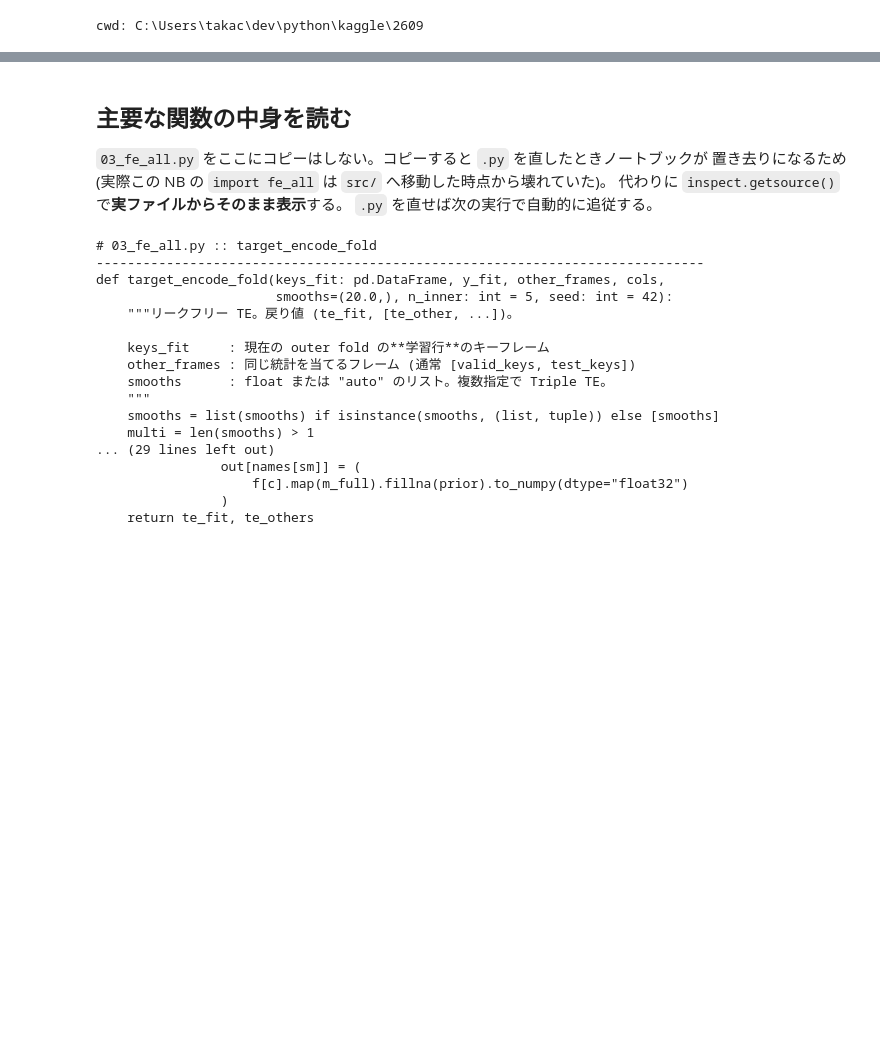
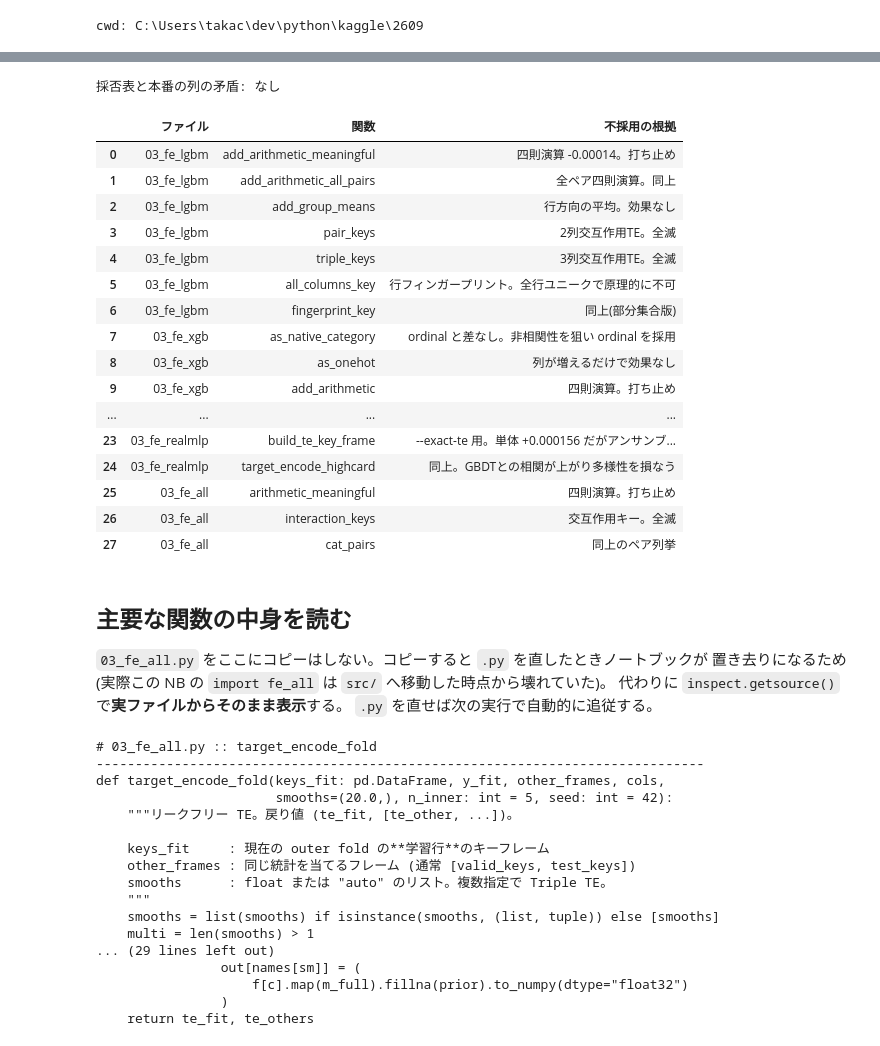
Before and after one commit to takactkc123-create/kaggle, a Jupyter notebook: 2609/notebooks/03_fe.ipynb, the cells around one changed output, grey strips where cells are left out. Saved outputs shown, nothing was run; the diff lists cells and outputs as text; code cells hidden in the pictures; blank space fills up the shorter version.

```diff
--- a/2609/notebooks/03_fe.ipynb
+++ b/2609/notebooks/03_fe.ipynb
@@ -83,3 +127,29 @@ pd.DataFrame(rows, columns=["ファイル", "関数", "説明"])
+# %%
+ng = fd.verify_status()
+print("採否表と本番の列の矛盾:", ng if ng else "なし")
+
+# 参考: ✖ と記録されている施策(再検証しないためのリスト)
+rejected = [(m, f, why) for (m, f), (mark, why) in fd.FUNC_STATUS.items() if mark == fd.REJECTED]
+pd.DataFrame(rejected, columns=["ファイル", "関数", "不採用の根拠"])
+# %% [output]
+採否表と本番の列の矛盾: なし
+|  | ファイル | 関数 | 不採用の根拠 |
+| 0 | 03_fe_lgbm | add_arithmetic_meaningful | 四則演算 -0.00014。打ち止め |
+| 1 | 03_fe_lgbm | add_arithmetic_all_pairs | 全ペア四則演算。同上 |
+| 2 | 03_fe_lgbm | add_group_means | 行方向の平均。効果なし |
+| 3 | 03_fe_lgbm | pair_keys | 2列交互作用TE。全滅 |
+| 4 | 03_fe_lgbm | triple_keys | 3列交互作用TE。全滅 |
+| 5 | 03_fe_lgbm | all_columns_key | 行フィンガープリント。全行ユニークで原理的に不可 |
+| 6 | 03_fe_lgbm | fingerprint_key | 同上(部分集合版) |
+| 7 | 03_fe_xgb | as_native_category | ordinal と差なし。非相関性を狙い ordinal を採用 |
+| 8 | 03_fe_xgb | as_onehot | 列が増えるだけで効果なし |
+| 9 | 03_fe_xgb | add_arithmetic | 四則演算。打ち止め |
+| ... | ... | ... | ... |
+| 23 | 03_fe_realmlp | build_te_key_frame | --exact-te 用。単体 +0.000156 だがアンサンブ... |
+| 24 | 03_fe_realmlp | target_encode_highcard | 同上。GBDTとの相関が上がり多様性を損なう |
+| 25 | 03_fe_all | arithmetic_meaningful | 四則演算。打ち止め |
+| 26 | 03_fe_all | interaction_keys | 交互作用キー。全滅 |
+| 27 | 03_fe_all | cat_pairs | 同上のペア列挙 |
 # %% [markdown]
 ## 主要な関数の中身を読む
 
```
Also changed, not shown: parts of 6 cells of this notebook, 10 other files.
